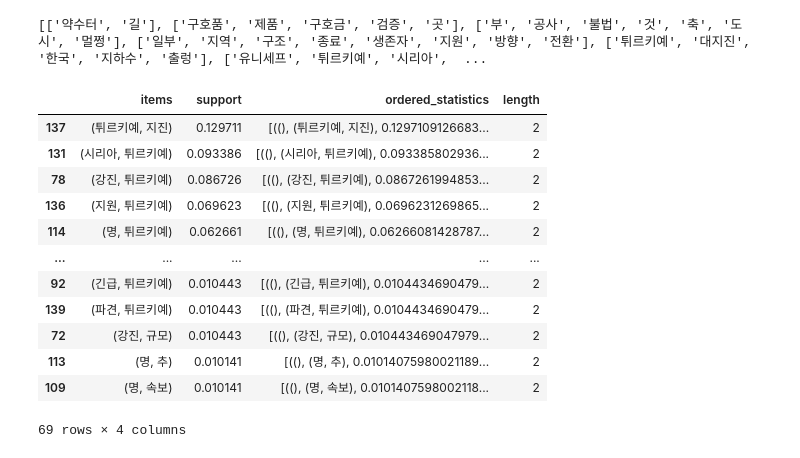
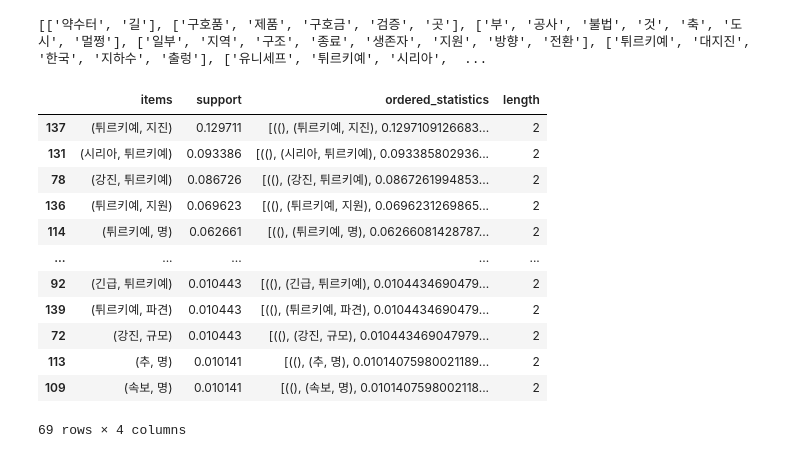
Before and after one commit to chopperkim/BasicPython, a Jupyter notebook: chapter07/Türkiye.ipynb, the cells around one changed output. Drawn from its saved outputs; the diff is of its cells as text; code cells hidden in the pictures.

```diff
--- a/chapter07/Türkiye.ipynb
+++ b/chapter07/Türkiye.ipynb
@@ -16,21 +16,22 @@ print(dataset)
 # %%
 from apyori import apriori
 
 result = (list(apriori(dataset, min_support=0.01)))
 df = pd.DataFrame(result)
 df['length'] = df['items'].apply(lambda item: len(item))
 df = df[(df['length'] == 2) & (df['support'] >= 0.01)].sort_values(by='support', ascending=False)
+df
 # %% [output]
 |  | items | support | ordered_statistics | length |
 | 137 | (튀르키예, 지진) | 0.129711 | [((), (튀르키예, 지진), 0.1297109126683... | 2 |
 | 131 | (시리아, 튀르키예) | 0.093386 | [((), (시리아, 튀르키예), 0.093385802936... | 2 |
 | 78 | (강진, 튀르키예) | 0.086726 | [((), (강진, 튀르키예), 0.0867261994853... | 2 |
-| 136 | (지원, 튀르키예) | 0.069623 | [((), (지원, 튀르키예), 0.0696231269865... | 2 |
-| 114 | (명, 튀르키예) | 0.062661 | [((), (명, 튀르키예), 0.06266081428787... | 2 |
+| 136 | (튀르키예, 지원) | 0.069623 | [((), (튀르키예, 지원), 0.0696231269865... | 2 |
+| 114 | (튀르키예, 명) | 0.062661 | [((), (튀르키예, 명), 0.06266081428787... | 2 |
 | ... | ... | ... | ... | ... |
 | 92 | (긴급, 튀르키예) | 0.010443 | [((), (긴급, 튀르키예), 0.0104434690479... | 2 |
-| 139 | (파견, 튀르키예) | 0.010443 | [((), (파견, 튀르키예), 0.0104434690479... | 2 |
+| 139 | (튀르키예, 파견) | 0.010443 | [((), (튀르키예, 파견), 0.0104434690479... | 2 |
 | 72 | (강진, 규모) | 0.010443 | [((), (강진, 규모), 0.010443469047979... | 2 |
-| 113 | (명, 추) | 0.010141 | [((), (명, 추), 0.01014075980021189... | 2 |
-| 109 | (명, 속보) | 0.010141 | [((), (명, 속보), 0.0101407598002118... | 2 |
+| 113 | (추, 명) | 0.010141 | [((), (추, 명), 0.01014075980021189... | 2 |
+| 109 | (속보, 명) | 0.010141 | [((), (속보, 명), 0.0101407598002118... | 2 |
 69 rows × 4 columns
```
Also changed, not shown: parts of 1 cell of this notebook, 10 other files.
